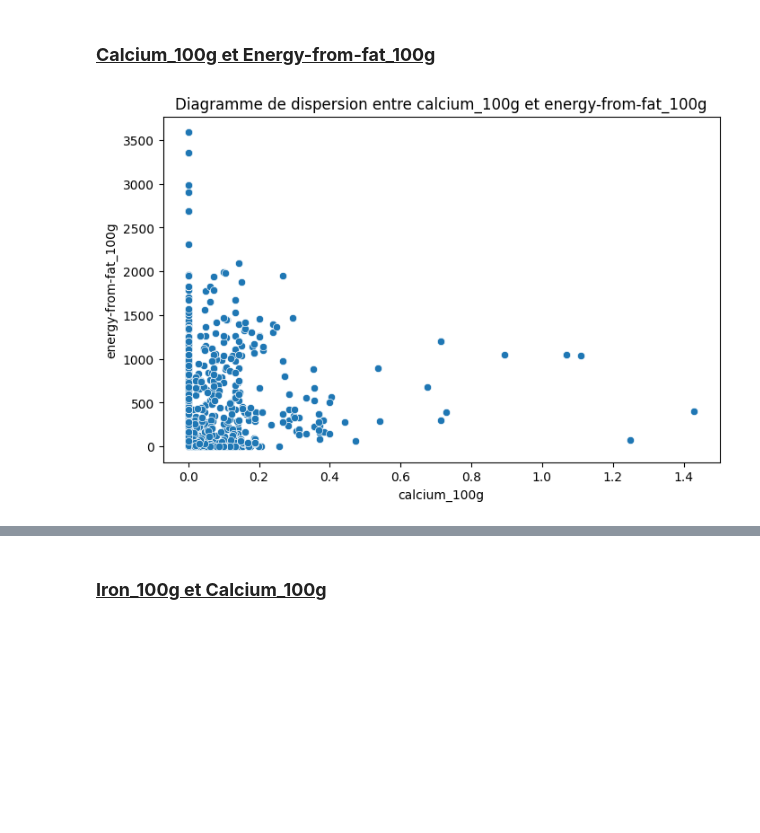
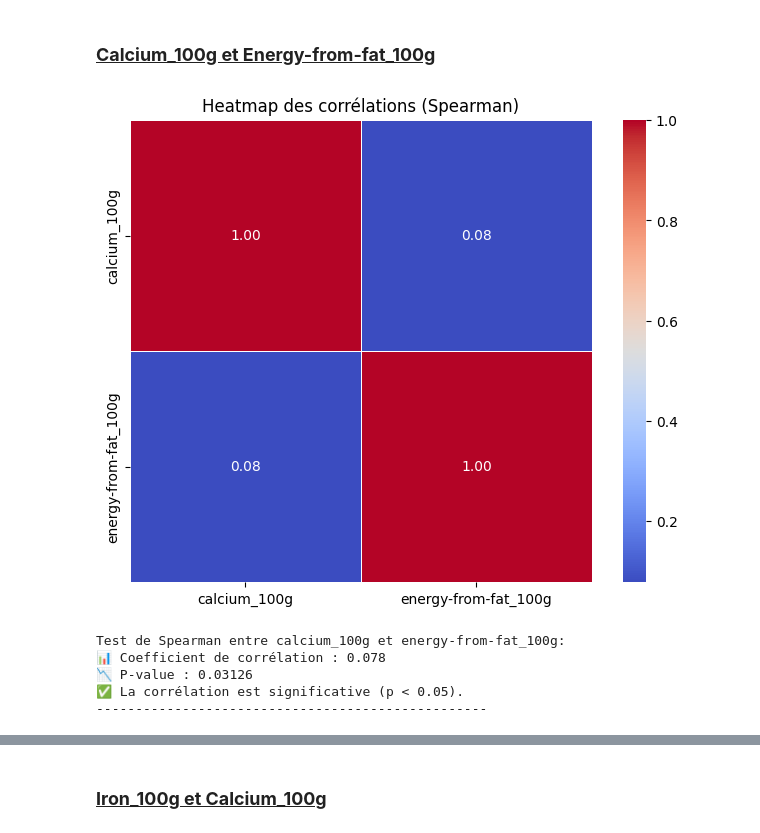
Before and after one commit to davidjeje/organismesantepublique, a Jupyter notebook: Marivat_David_4_notebook_organisme_sante_publique_022025.ipynb, the cells around one changed output, grey strips where cells are left out. Drawn from its saved outputs; the diff is of its cells as text; code cells hidden in the pictures; blank space fills up the shorter version.

```diff
--- a/Marivat_David_4_notebook_organisme_sante_publique_022025.ipynb
+++ b/Marivat_David_4_notebook_organisme_sante_publique_022025.ipynb
@@ -127,14 +216,31 @@ plot_scatter(nutritionalProducts, 'iron_100g', 'energy-from-fat_100g')
 # %%
 # Importation des bibliothèques pandas et numpy
 import pandas as pd
 import numpy as np
-from myFonctions import plot_histogram
+from myFonctions import plot_heatmap
 from myFonctions import plot_scatter
 
 # Lire le fichier CSV
 nutritionalProducts = pd.read_csv("data/foodfacts.csv", sep="\t", encoding="utf-8", low_memory=False)
 
 # Afficher un scatter plot entre 'omega-3-fat_100g' et 'omega-6-fat_100g'
-plot_scatter(nutritionalProducts, 'calcium_100g', 'energy-from-fat_100g')
+plot_heatmap(nutritionalProducts, ['calcium_100g', 'energy-from-fat_100g'])
 # %% [output]
-[figure, old version]
+[figure, new version]
+# %%
+# Importation des bibliothèques pandas et numpy
+import pandas as pd
+import numpy as np
+from myFonctions import plot_heatmap, test_spearman
+
+# Lire le fichier CSV
+nutritionalProducts = pd.read_csv("data/foodfacts.csv", sep="\t", encoding="utf-8", low_memory=False)
+
+# Afficher un scatter plot entre 'omega-3-fat_100g' et 'omega-6-fat_100g'
+test_spearman(nutritionalProducts, 'calcium_100g', 'energy-from-fat_100g')
+# %% [output]
+Test de Spearman entre calcium_100g et energy-from-fat_100g:
+📊 Coefficient de corrélation : 0.078
+📉 P-value : 0.03126
+✅ La corrélation est significative (p < 0.05).
+--------------------------------------------------
```
Also changed, not shown: parts of 14 cells of this notebook, 7 other files.
